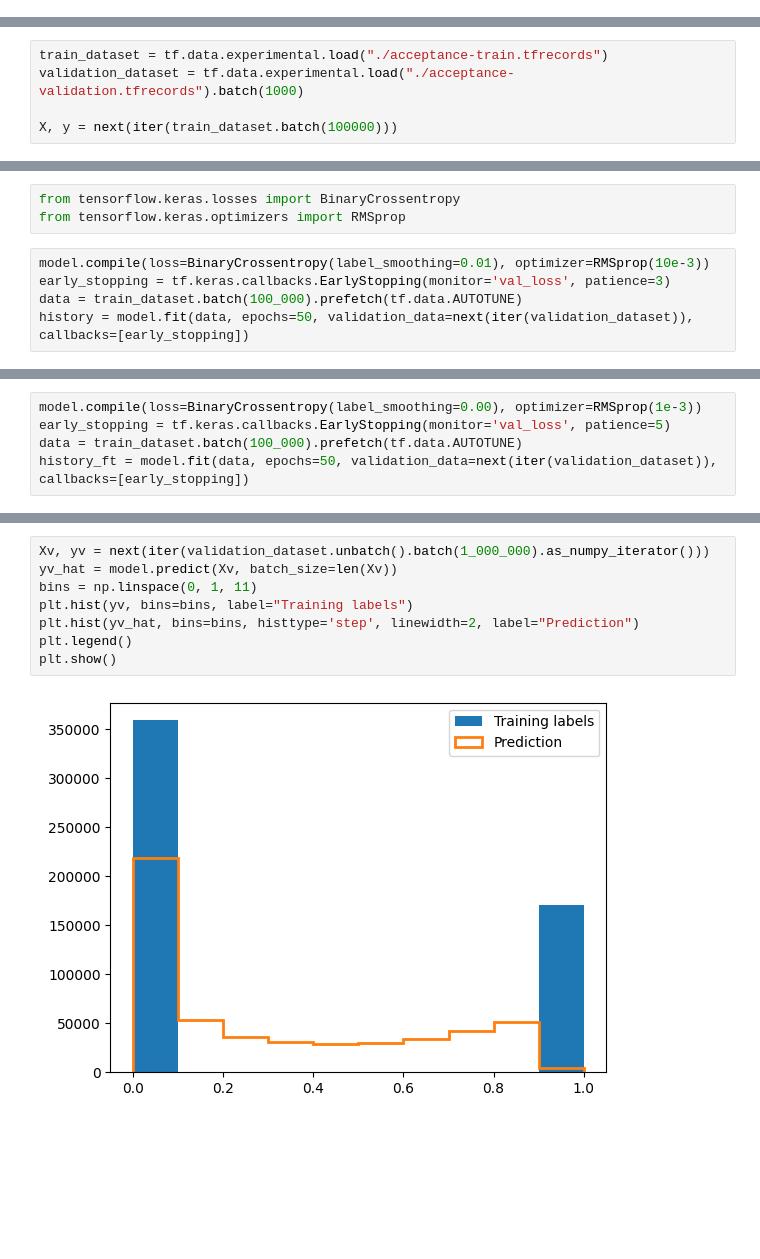
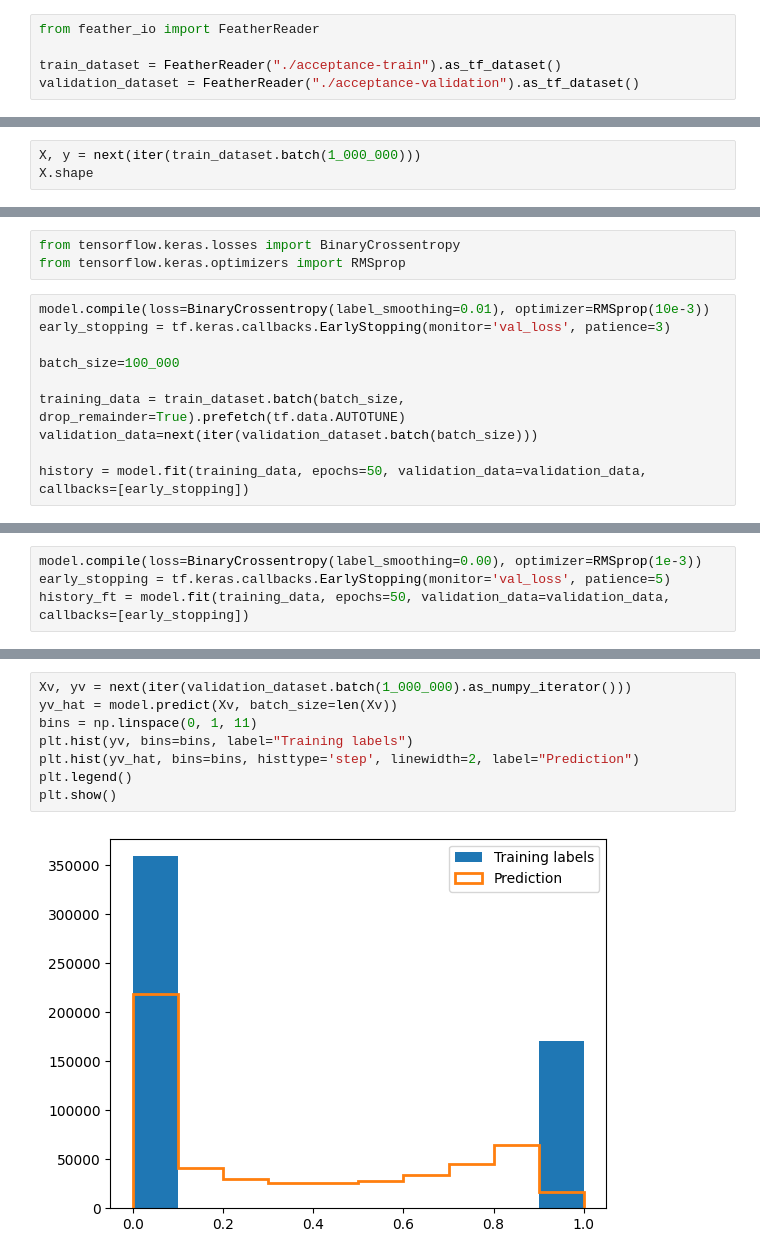
Before and after one commit to landerlini/lb-trksim-train, a Jupyter notebook: notebooks/Acceptance.ipynb, the cells around one changed output, grey strips where cells are left out. Saved outputs shown, nothing was run; the diff lists cells and outputs as text; blank space fills up the shorter version.

Commit message:
acceptance cleaned

```diff
--- a/notebooks/Acceptance.ipynb
+++ b/notebooks/Acceptance.ipynb
@@ -18 +24,6 @@ To enable them in other operations, rebuild TensorFlow with the appropriate comp
 '/device:GPU:0'
+# %%
+from feather_io import FeatherReader
+
+train_dataset = FeatherReader("./acceptance-train").as_tf_dataset()
+validation_dataset = FeatherReader("./acceptance-validation").as_tf_dataset()
@@ -19,6 +40,4 @@ To enable them in other operations, rebuild TensorFlow with the appropriate comp
 # %%
-train_dataset = tf.data.experimental.load("./acceptance-train.tfrecords")
-validation_dataset = tf.data.experimental.load("./acceptance-validation.tfrecords").batch(1000)
-
-X, y = next(iter(train_dataset.batch(100000)))
+X, y = next(iter(train_dataset.batch(1_000_000)))
+X.shape
 # %% [output]
@@ -91,7 +102,12 @@ from tensorflow.keras.optimizers import RMSprop
 # %%
 model.compile(loss=BinaryCrossentropy(label_smoothing=0.01), optimizer=RMSprop(10e-3))
 early_stopping = tf.keras.callbacks.EarlyStopping(monitor='val_loss', patience=3)
-data = train_dataset.batch(100_000).prefetch(tf.data.AUTOTUNE)
-history = model.fit(data, epochs=50, validation_data=next(iter(validation_dataset)), callbacks=[early_stopping])
+
+batch_size=100_000
+
+training_data = train_dataset.batch(batch_size, drop_remainder=True).prefetch(tf.data.AUTOTUNE)
+validation_data=next(iter(validation_dataset.batch(batch_size)))
+
+history = model.fit(training_data, epochs=50, validation_data=validation_data, callbacks=[early_stopping])
 # %% [output]
 Epoch 1/50
@@ -114,7 +130,6 @@ Epoch 17/50
 # %%
 model.compile(loss=BinaryCrossentropy(label_smoothing=0.00), optimizer=RMSprop(1e-3))
 early_stopping = tf.keras.callbacks.EarlyStopping(monitor='val_loss', patience=5)
-data = train_dataset.batch(100_000).prefetch(tf.data.AUTOTUNE)
-history_ft = model.fit(data, epochs=50, validation_data=next(iter(validation_dataset)), callbacks=[early_stopping])
+history_ft = model.fit(training_data, epochs=50, validation_data=validation_data, callbacks=[early_stopping])
 # %% [output]
 Epoch 1/50
@@ -147,13 +162,13 @@ plt.show()
 # %%
-Xv, yv = next(iter(validation_dataset.unbatch().batch(1_000_000).as_numpy_iterator()))
+Xv, yv = next(iter(validation_dataset.batch(1_000_000).as_numpy_iterator()))
 yv_hat = model.predict(Xv, batch_size=len(Xv))
 bins = np.linspace(0, 1, 11)
 plt.hist(yv, bins=bins, label="Training labels")
 plt.hist(yv_hat, bins=bins, histtype='step', linewidth=2, label="Prediction")
 plt.legend()
 plt.show()
 # %% [output]
-[figure, old version]
+[figure, new version]
 # %%
 log_p = Xv[:,3]
 bins = np.linspace(-4, 4, 121)
```
Also changed, not shown: parts of 9 cells of this notebook, 2 other files.
